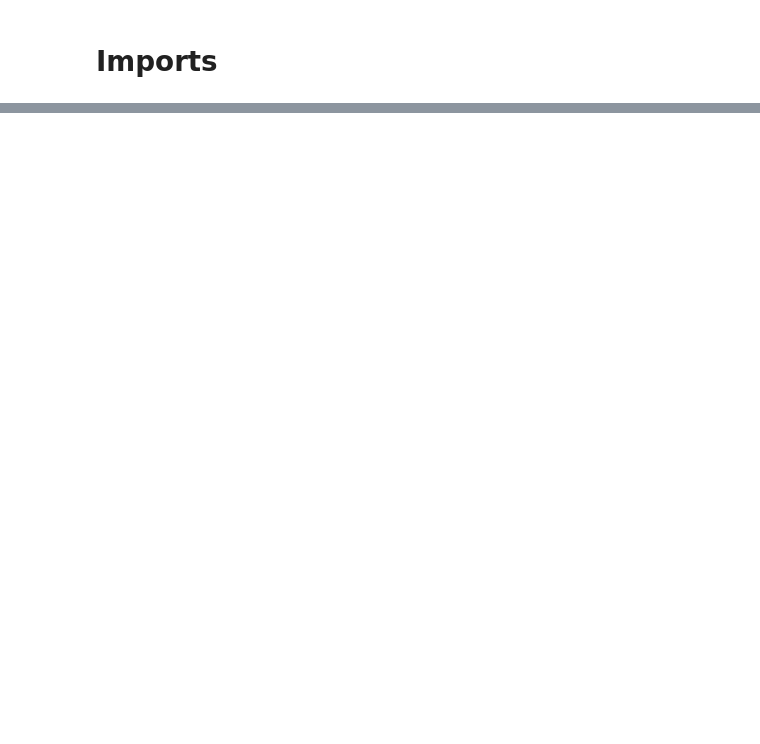
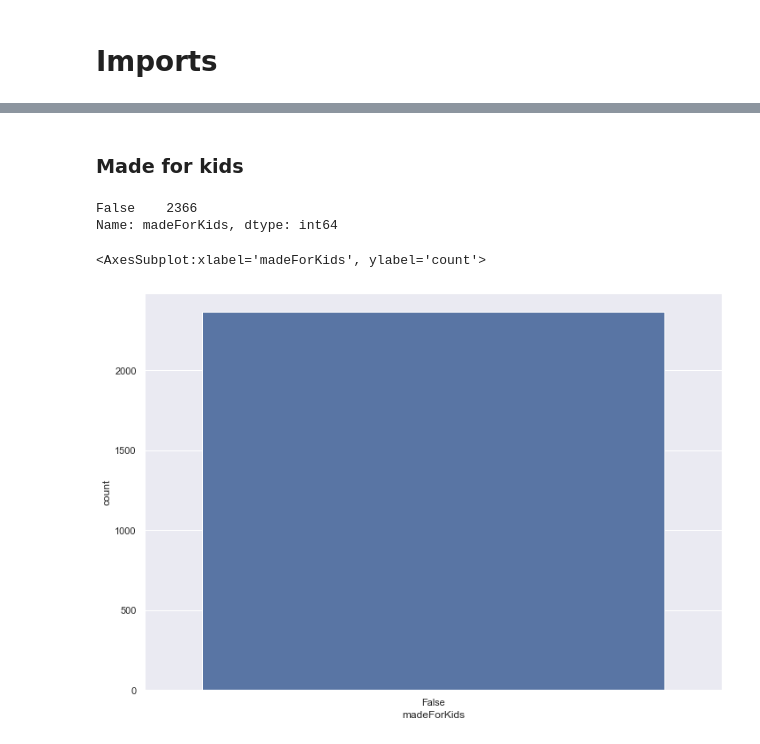
Before and after one commit to tontan2545/2143488-Big-Data-AI-Final-Project, a Jupyter notebook: model.ipynb, the cells around one changed output, grey strips where cells are left out. Drawn from its saved outputs; the diff is of its cells as text; code cells hidden in the pictures; blank space fills up the shorter version.

```diff
--- a/model.ipynb
+++ b/model.ipynb
@@ -24,0 +102,10 @@ channels_df.head()
+# %% [markdown]
+### Made for kids
+# %%
+print(df["madeForKids"].value_counts())
+sns.countplot(df["madeForKids"])
+# %% [output]
+False    2366
+Name: madeForKids, dtype: int64
+<AxesSubplot:xlabel='madeForKids', ylabel='count'>
+[figure, added]
```
Also changed, not shown: parts of 54 cells of this notebook.
